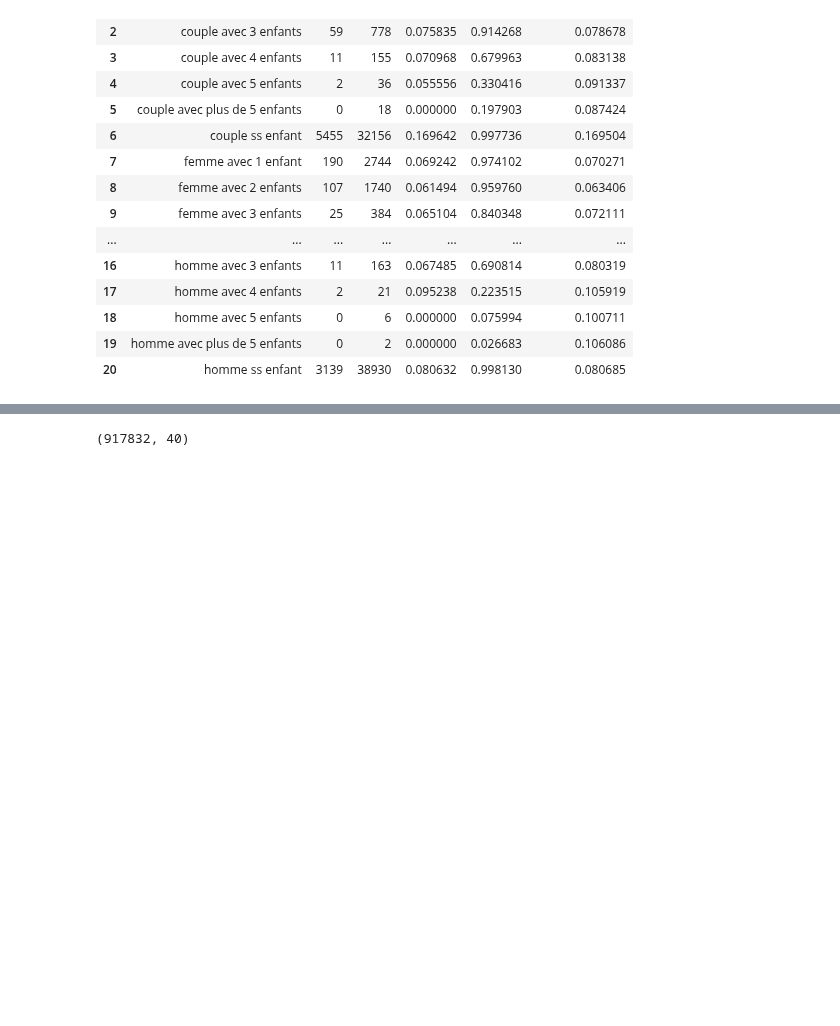
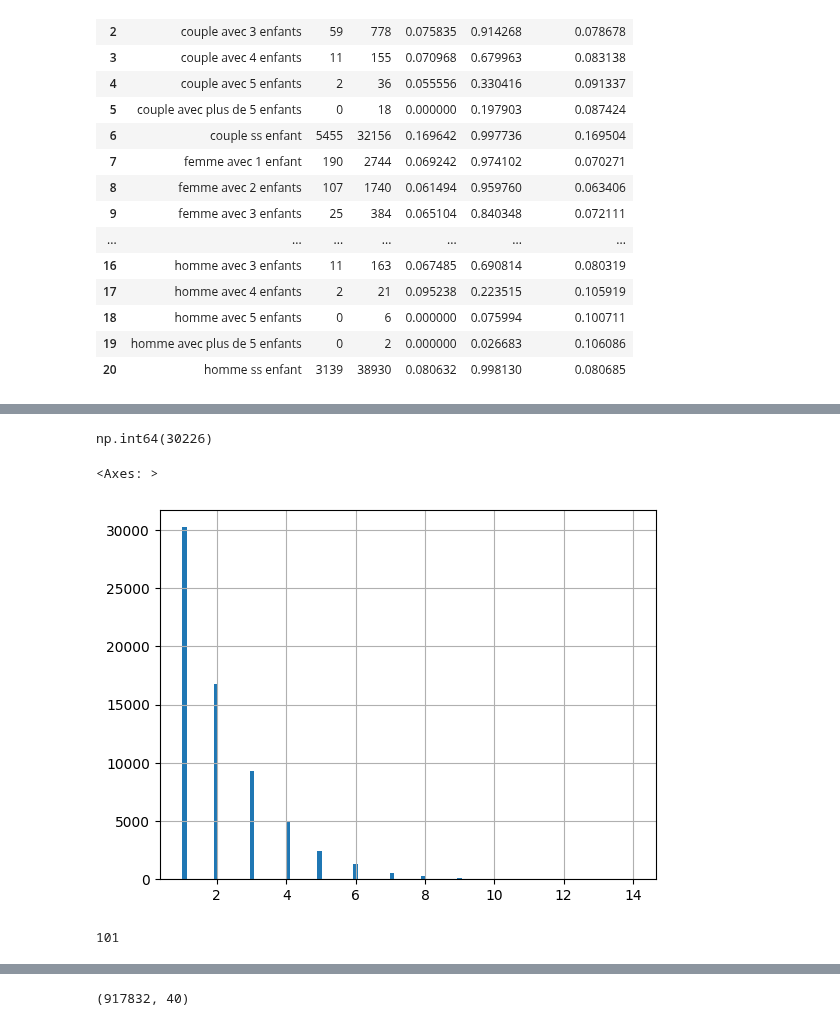
Before and after one commit to kellybourbon2/Alptis-churn-prediction, a Jupyter notebook: modalites_grouping_Dominique.ipynb, the cells around one changed output, grey strips where cells are left out. Drawn from its saved outputs; the diff is of its cells as text; code cells hidden in the pictures; blank space fills up the shorter version.

```diff
--- a/modalites_grouping_Dominique.ipynb
+++ b/modalites_grouping_Dominique.ipynb
@@ -340,0 +462,17 @@ Taux global: 0.10899408641081341
+# %%
+(df_interaction.groupby('client_code')['interaction_motif'].nunique() == 1).sum()
+# %% [output]
+np.int64(30226)
+# %%
+nb_motifs_differents = (
+    df_interaction.groupby('client_code')['interaction_motif']
+    .nunique()
+)
+nb_motifs_differents.hist(bins=100)
+# %% [output]
+<Axes: >
+[figure, added]
+# %%
+df_interaction['interaction_precision'].nunique()
+# %% [output]
+101
```
Also changed, not shown: parts of 24 cells of this notebook.
